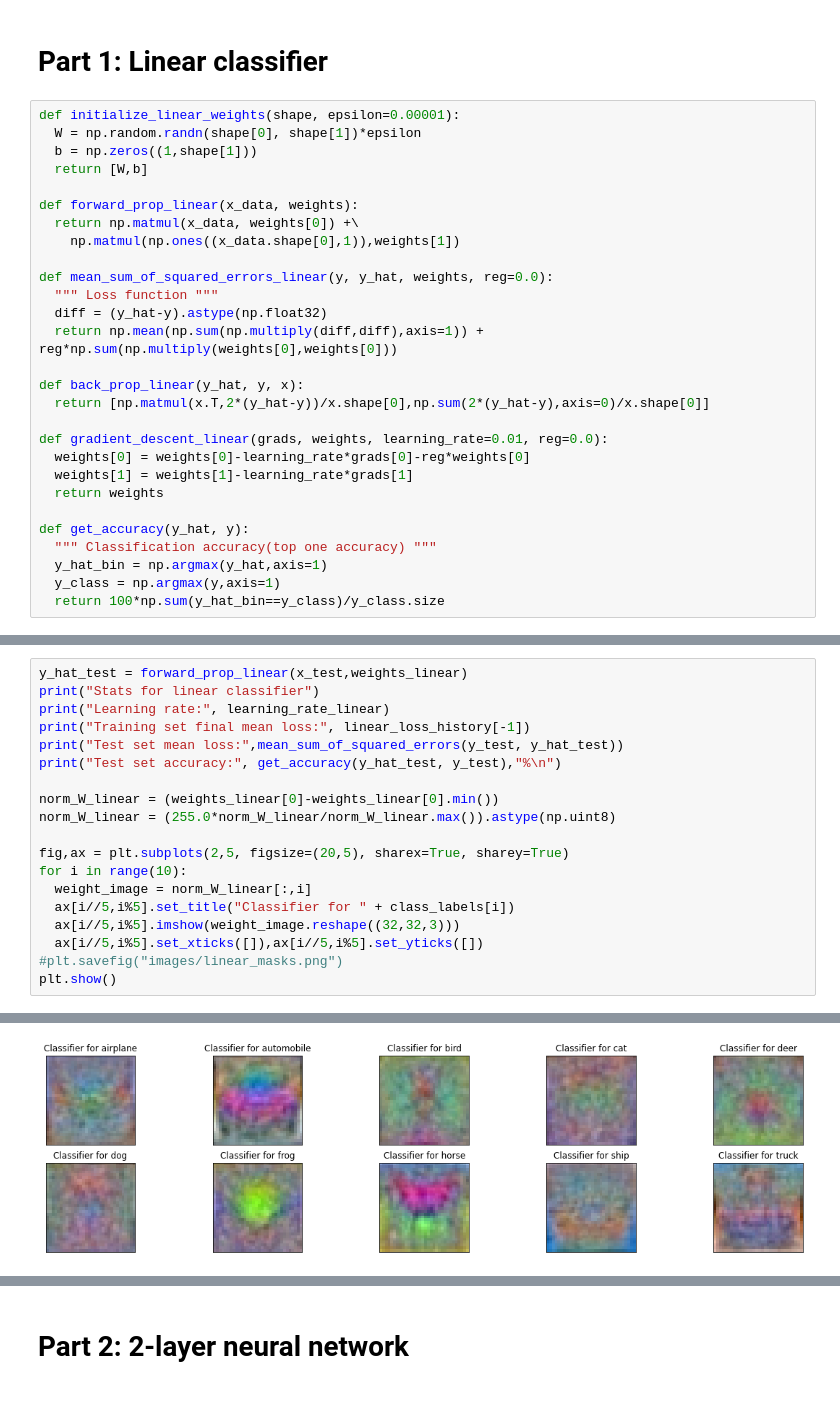
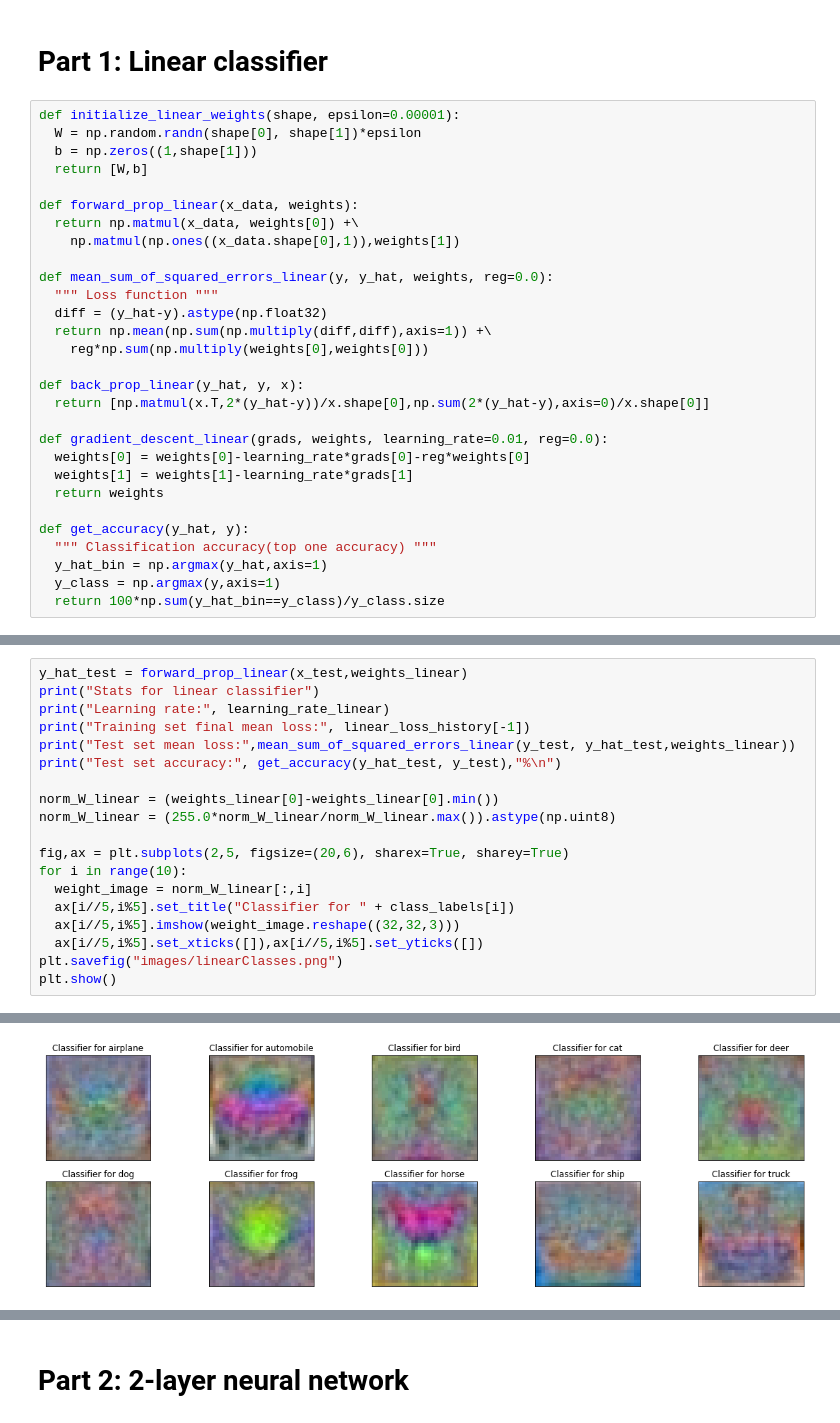
Before and after one commit to PamudithaSomarathne/EN2550, a Jupyter notebook: 4 Neural Network/EN2550_Assignment_04.ipynb, the cells around one changed output, grey strips where cells are left out. Saved outputs shown, nothing was run; the diff lists cells and outputs as text.

Commit message:
Finished final training and testing runs and plots.

```diff
--- a/4 Neural Network/EN2550_Assignment_04.ipynb
+++ b/4 Neural Network/EN2550_Assignment_04.ipynb
@@ -73,7 +73,8 @@ def forward_prop_linear(x_data, weights):
 def mean_sum_of_squared_errors_linear(y, y_hat, weights, reg=0.0):
   """ Loss function """
   diff = (y_hat-y).astype(np.float32)
-  return np.mean(np.sum(np.multiply(diff,diff),axis=1)) + reg*np.sum(np.multiply(weights[0],weights[0]))
+  return np.mean(np.sum(np.multiply(diff,diff),axis=1)) +\
+    reg*np.sum(np.multiply(weights[0],weights[0]))
 
 def back_prop_linear(y_hat, y, x):
   return [np.matmul(x.T,2*(y_hat-y))/x.shape[0],np.sum(2*(y_hat-y),axis=0)/x.shape[0]]
@@ -166,19 +167,19 @@ y_hat_test = forward_prop_linear(x_test,weights_linear)
 print("Stats for linear classifier")
 print("Learning rate:", learning_rate_linear)
 print("Training set final mean loss:", linear_loss_history[-1])
-print("Test set mean loss:",mean_sum_of_squared_errors(y_test, y_hat_test))
+print("Test set mean loss:",mean_sum_of_squared_errors_linear(y_test, y_hat_test,weights_linear))
 print("Test set accuracy:", get_accuracy(y_hat_test, y_test),"%\n")
 
 norm_W_linear = (weights_linear[0]-weights_linear[0].min())
 norm_W_linear = (255.0*norm_W_linear/norm_W_linear.max()).astype(np.uint8)
 
-fig,ax = plt.subplots(2,5, figsize=(20,5), sharex=True, sharey=True)
+fig,ax = plt.subplots(2,5, figsize=(20,6), sharex=True, sharey=True)
 for i in range(10):
   weight_image = norm_W_linear[:,i]
   ax[i//5,i%5].set_title("Classifier for " + class_labels[i])
   ax[i//5,i%5].imshow(weight_image.reshape((32,32,3)))
   ax[i//5,i%5].set_xticks([]),ax[i//5,i%5].set_yticks([])
-#plt.savefig("images/linear_masks.png")
+plt.savefig("images/linearClasses.png")
 plt.show()
 # %% [output]
 Stats for linear classifier
@@ -189,2 +190,2 @@ Test set accuracy: 40.62 %
-[figure, old version]
+[figure, new version]
 # %%
```
Also changed, not shown: parts of 24 cells of this notebook.
